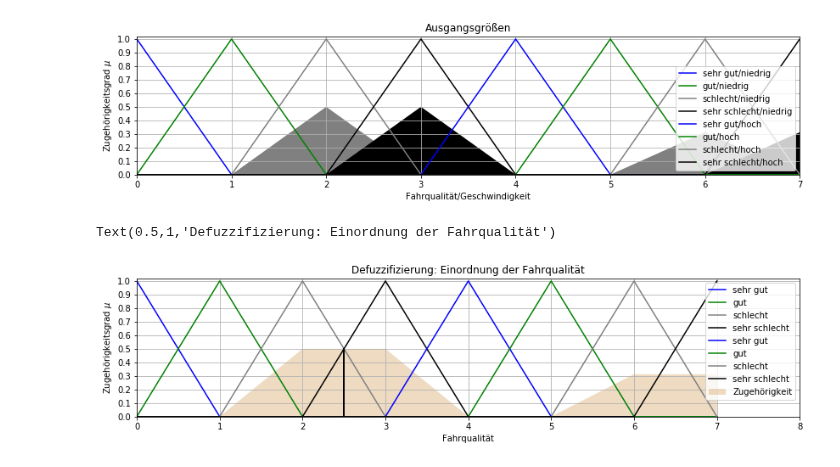
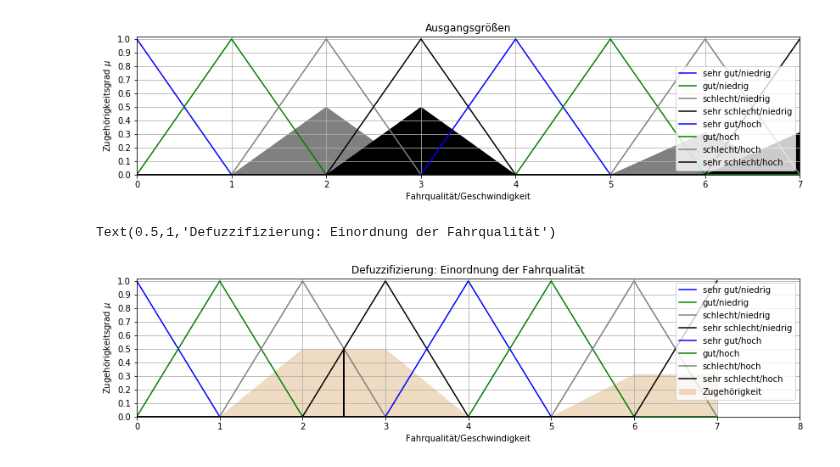
Before and after one commit to SandGreif/FahrradwegeKlassifizierung, a Jupyter notebook: daten_labeln/fuzzyLogic.ipynb, the cells around one changed output. Cells and saved outputs as stored; diff of their text form; code cells hidden in the pictures.

```diff
--- a/daten_labeln/fuzzyLogic.ipynb
+++ b/daten_labeln/fuzzyLogic.ipynb
@@ -547,29 +583,29 @@ Text(0.5,1,'Ausgangsgrößen')
 # %%
 # Akkumalation
 accmulation = np.fmax(np.fmax(np.fmax(rule1Activation, rule2Activation),np.fmax(rule3Activation, rule4Activation)),
                       np.fmax(np.fmax(rule5Activation, rule6Activation),np.fmax(rule7Activation, rule8Activation)))
 quality = fuzz.defuzz(smoothness, accmulation, 'mom')
 qualityActivation = fuzz.interp_membership(smoothness, accmulation, quality)
 # Plot Defuzzifizierung und Akkumalation
 plt.figure(figsize=(14,3))
 plt.plot(smoothness, smoothnessVeryGoodLowVelo, 'b', label="sehr gut/niedrig" )
 plt.plot(smoothness, smoothnessGoodLowVelo, 'g', label="gut/niedrig")
-plt.plot(smoothness, smoothnessBadLowVelo, c='gray', label="schlecht")
-plt.plot(smoothness, smoothnessVeryBadLowVelo, 'k', label="sehr schlecht")
-plt.plot(smoothness, smoothnessVeryGoodHighVelo, 'b', label="sehr gut" )
-plt.plot(smoothness, smoothnessGoodHighVelo, 'g', label="gut")
-plt.plot(smoothness, smoothnessBadHighVelo, c='gray', label="schlecht")
-plt.plot(smoothness, smoothnessVeryBadHighVelo, 'k', label="sehr schlecht")
+plt.plot(smoothness, smoothnessBadLowVelo, c='gray', label="schlecht/niedrig")
+plt.plot(smoothness, smoothnessVeryBadLowVelo, 'k', label="sehr schlecht/niedrig")
+plt.plot(smoothness, smoothnessVeryGoodHighVelo, 'b', label="sehr gut/hoch" )
+plt.plot(smoothness, smoothnessGoodHighVelo, 'g', label="gut/hoch")
+plt.plot(smoothness, smoothnessBadHighVelo, c='gray', label="schlecht/hoch")
+plt.plot(smoothness, smoothnessVeryBadHighVelo, 'k', label="sehr schlecht/hoch")
 plt.fill_between(smoothness, smoothZeros, accmulation, facecolor='burlywood', alpha=0.5, label="Zugehörigkeit")
 plt.plot([quality, quality], [0, qualityActivation], 'k', linewidth=2)
 plt.grid()
 plt.ylabel("Zugehörigkeitsgrad $\mu$")
-plt.xlabel("Fahrqualität")
+plt.xlabel("Fahrqualität/Geschwindigkeit")
 plt.xlim(0,8)
 plt.yticks(np.arange(0, 1.1, 0.1))
 plt.ylim(0,1.02)
 plt.legend(loc=1)
 plt.title("Defuzzifizierung: Einordnung der Fahrqualität")
 # %% [output]
 Text(0.5,1,'Defuzzifizierung: Einordnung der Fahrqualität')
-[figure, old version]
+[figure, new version]
```
Also changed, not shown: parts of 6 cells of this notebook, 11 other files.
